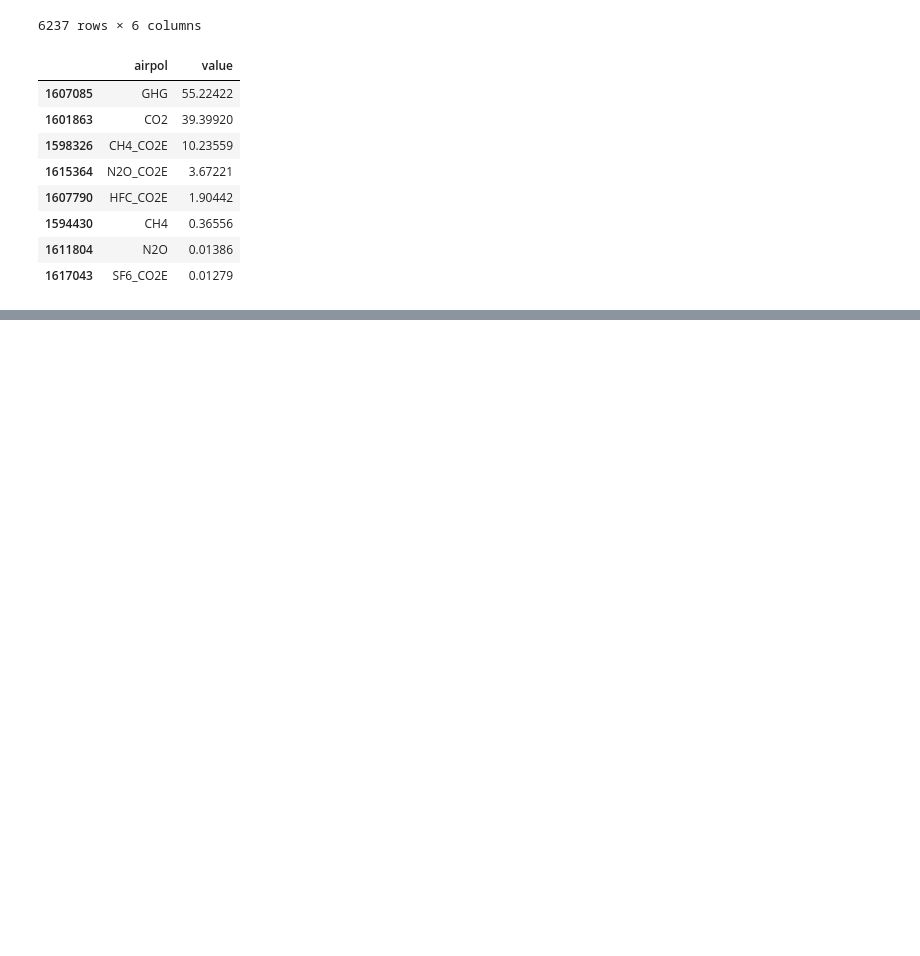
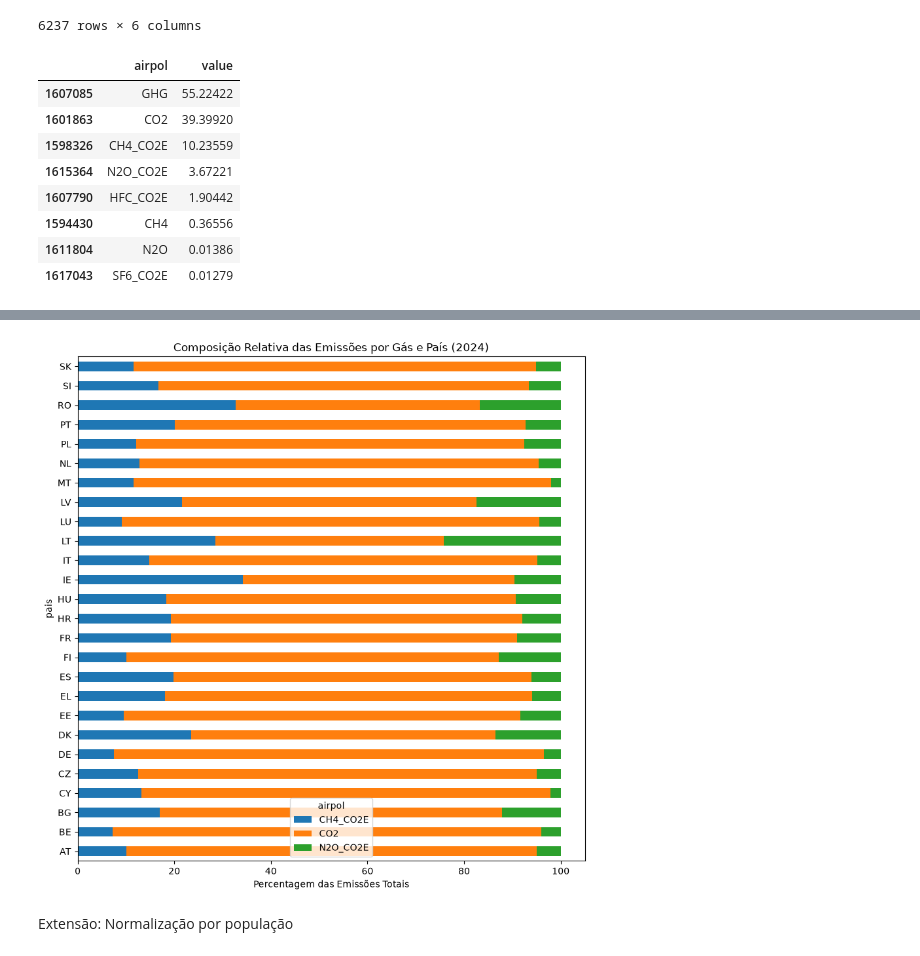
Before and after one commit to PinkMan-Codes/eu-renewable-energy-tracker, a Jupyter notebook: notebooks/03_forecast_and_gases.ipynb, the cells around one changed output, grey strips where cells are left out. Drawn from its saved outputs; the diff is of its cells as text; code cells hidden in the pictures; blank space fills up the shorter version.

```diff
--- a/notebooks/03_forecast_and_gases.ipynb
+++ b/notebooks/03_forecast_and_gases.ipynb
@@ -72,0 +134,14 @@ env_gases_final = env_gases[env_gases["airpol"].isin(gases_dominantes)]
+# %%
+gas_2024 = env_gases_final[env_gases_final["year"] == "2024"]
+gas_pivot = gas_2024.pivot(index="pais", columns="airpol", values="value")
+gas_percent = gas_pivot.div(gas_pivot.sum(axis=1), axis=0) * 100
+gas_percent_sem_se = gas_percent.drop("SE")
+
+gas_percent_sem_se.plot(kind="barh", stacked=True, figsize=(10, 10))
+plt.xlabel("Percentagem das Emissões Totais")
+plt.title("Composição Relativa das Emissões por Gás e País (2024)")
+plt.show()
+# %% [output]
+[figure, added]
+# %% [markdown]
+Extensão: Normalização por população
```
Also changed, not shown: parts of 21 cells of this notebook.
